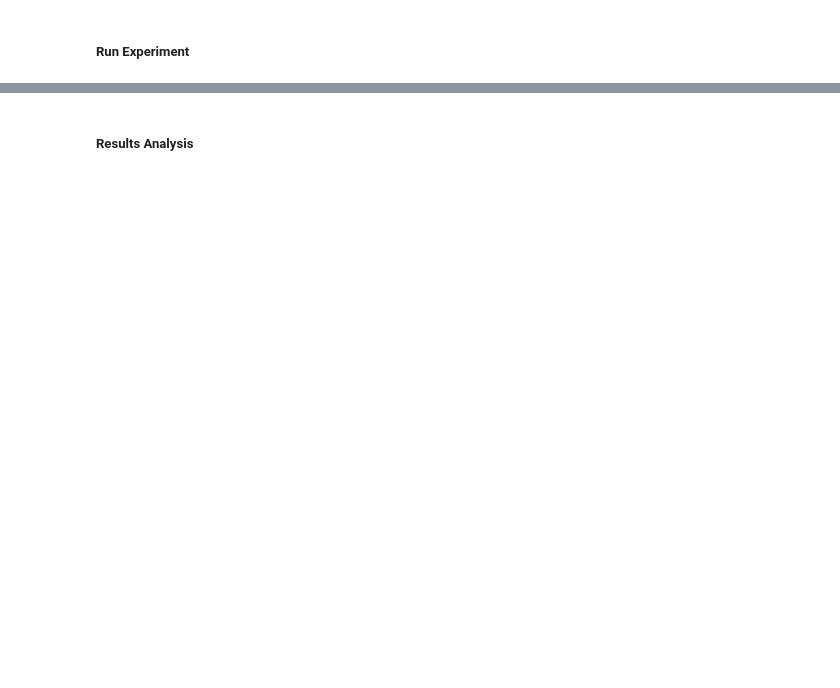
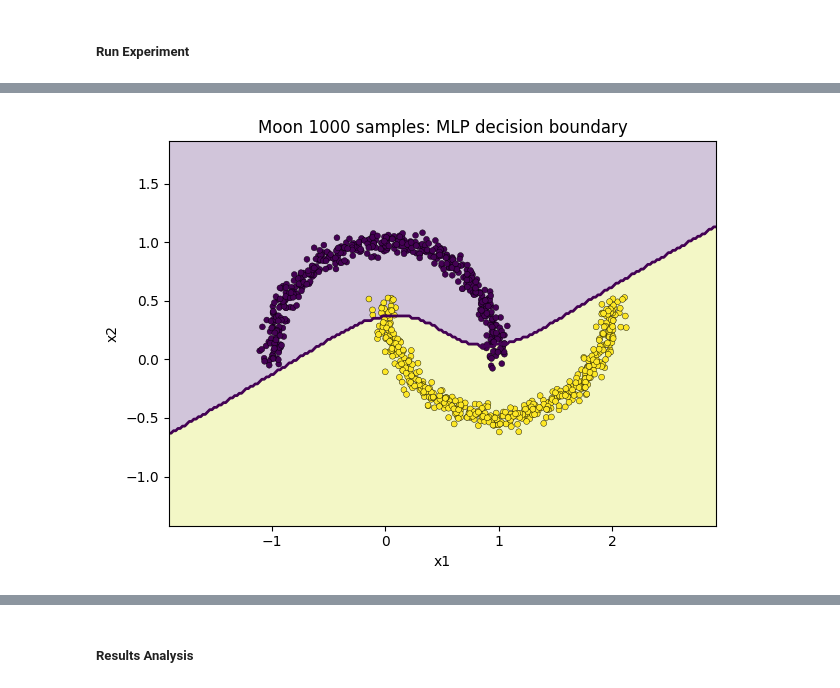
Before and after one commit to XinyaChen0216/SVM-MLP-and-RNN, a Jupyter notebook: SVM_and_MLP.ipynb, the cells around one changed output, grey strips where cells are left out. Drawn from its saved outputs; the diff is of its cells as text; code cells hidden in the pictures; blank space fills up the shorter version.

```diff
--- a/SVM_and_MLP.ipynb
+++ b/SVM_and_MLP.ipynb
@@ -505,9 +544,9 @@ def print_results_table(title, results_dict):
 ##### Run Experiment
 # %%
 model_factories = {
-        "MLP": lambda: SimpleMLP(n_hidden=32, lr=0.05, epochs=180, batch_size=128, l2=1e-4, seed=42),
+        "MLP": lambda: SimpleMLP(n_hidden=64, lr=0.05, epochs=180, batch_size=128, l2=1e-4, seed=42),
         "SVM-linear":  lambda: KernelSVM(kernel="linear", C=1.0, sigma=0.1, alpha=1, c=0, degree=2, max_kernel_samples=None),
-        "SVM-poly":    lambda: KernelSVM(kernel="poly", C=1.0, sigma=0.1, alpha=0.1, c=0, degree=3, max_kernel_samples=2500, random_state=42),
+        "SVM-poly":    lambda: KernelSVM(kernel="poly", C=1.0, sigma=0.1, alpha=0.1, c=1, degree=3, max_kernel_samples=2500, random_state=42),
         "SVM-rbf":     lambda: KernelSVM(kernel="rbf", C=10, sigma=0.5, alpha=1, c=0, max_kernel_samples=2500, random_state=42),
         "SVM-sigmoid": lambda: KernelSVM(kernel="sigmoid", C=1.0, sigma=0.1, alpha=0.01, c=0.5, max_kernel_samples=2500, random_state=42),
     }
@@ -551,0 +593,78 @@ SVM-sigmoid            0.475     0.476     0.466     0.468
+# %%
+def plot_decision_boundary(model, X, y, mu=None, sd=None, title="", grid_step=0.02):
+    X = np.asarray(X)
+    y = np.asarray(y).ravel()
+
+   # Fit on standardized or raw
+    if mu is not None and sd is not None:
+        X_train = (X - mu) / (sd + 1e-12)
+    else:
+        X_train = X
+
+    model.fit(X_train, y)
+
+    # From chatGPT, use prompt "code to plot decision boundary of a binary classifier in 2D"
+
+    # Grid in original feature space (so axes are interpretable) -> define the plotting area; add 0.8 margin around the min and max of the features for better visualization.
+    x_min, x_max = X[:, 0].min() - 0.8, X[:, 0].max() + 0.8
+    y_min, y_max = X[:, 1].min() - 0.8, X[:, 1].max() + 0.8
+    # meshgrid creates a corrdinate grid.
+    xx, yy = np.meshgrid(np.arange(x_min, x_max, grid_step),
+                         np.arange(y_min, y_max, grid_step))
+    # convert grid to model input format
+    grid = np.c_[xx.ravel(), yy.ravel()]
+
+    # Standardize grid in the same way as training
+    if mu is not None and sd is not None:
+        grid_in = (grid - mu) / (sd + 1e-12)
+    else:
+        grid_in = grid
+
+    # Predict on grid
+    Z = model.predict(grid_in).reshape(xx.shape)
+
+    # If model returns {-1,+1}, convert to {0,1} for plotting filled contours nicely
+    if set(np.unique(Z)).issubset({-1, 1}):
+        Z_plot = (Z > 0).astype(int)
+        y_plot = (y > 0).astype(int) if set(np.unique(y)).issubset({-1, 1}) else y
+    else:
+        Z_plot = Z.astype(int)
+        y_plot = y.astype(int)
+
+    plt.figure()
+    plt.contourf(xx, yy, Z_plot, alpha=0.25)
+    plt.contour(xx, yy, Z_plot, levels=[0.5], linewidths=2)
+
+    plt.scatter(X[:, 0], X[:, 1], c=y_plot, s=18, edgecolors="k", linewidths=0.3)
+    plt.title(title)
+    plt.xlabel("x1")
+    plt.ylabel("x2")
+    plt.tight_layout()
+    plt.show()
+
+def compute_mu_sd(X):
+    mu = X.mean(axis=0)
+    sd = X.std(axis=0)
+    sd = np.where(sd < 1e-12, 1.0, sd)
+    return mu, sd
+
+def plot_all_models_decision_boundaries(model_factories, X, y, standardize=True, title_prefix=""):
+    mu, sd = (None, None)
+    if standardize:
+        mu, sd = compute_mu_sd(X)
+
+    for name, factory in model_factories.items():
+        model = factory()
+        plot_decision_boundary(
+            model, X, y, mu=mu, sd=sd,
+            title=f"{title_prefix}{name} decision boundary",
+            grid_step=0.02
+        )
+
+plot_all_models_decision_boundaries(model_factories, X_1k_moon, y_1k_moon, standardize=True, title_prefix="Moon 1000 samples: ")
+plot_all_models_decision_boundaries(model_factories, X_1k_circle, y_1k_circle, standardize=True, title_prefix="Circle 1000 samples: ")
+
+plot_all_models_decision_boundaries(model_factories, X_10k_moon, y_10k_moon, standardize=True, title_prefix="Moon 10000 samples: ")
+plot_all_models_decision_boundaries(model_factories, X_10k_circle, y_10k_circle, standardize=True, title_prefix="Circle 10000 samples: ")
+# %% [output]
+[figure, added]
```
Also changed, not shown: parts of 14 cells of this notebook.
